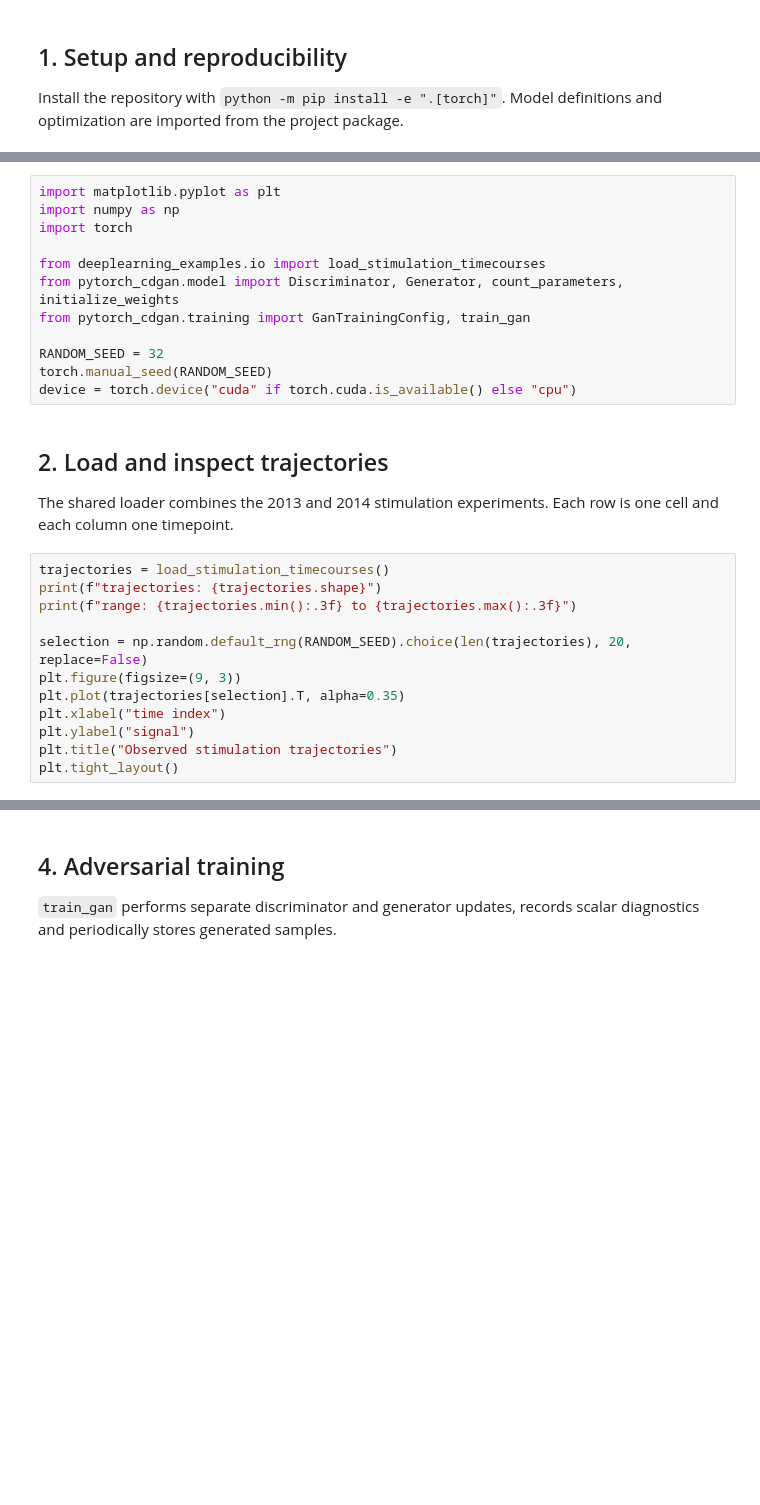
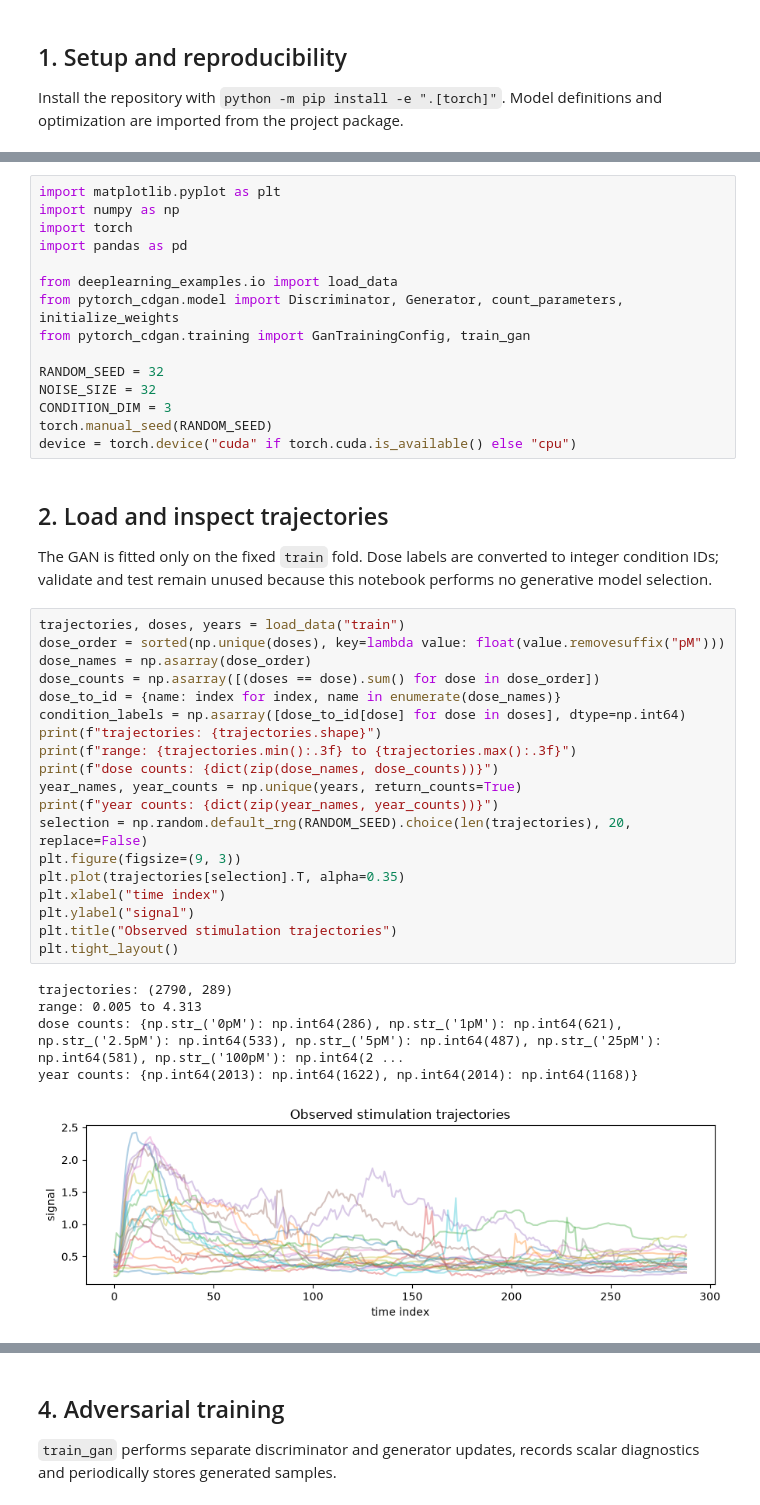
Before and after one commit to lohex/DeeplearningExamples, a Jupyter notebook: projects/pytorch_cdgan/notebooks/cdgan.ipynb, the cells around one changed output, grey strips where cells are left out. Drawn from its saved outputs; the diff is of its cells as text; blank space fills up the shorter version.

```diff
--- a/projects/pytorch_cdgan/notebooks/cdgan.ipynb
+++ b/projects/pytorch_cdgan/notebooks/cdgan.ipynb
@@ -10,28 +21,44 @@ Install the repository with `python -m pip install -e ".[torch]"`. Model definit
 import matplotlib.pyplot as plt
 import numpy as np
 import torch
+import pandas as pd
 
-from deeplearning_examples.io import load_stimulation_timecourses
+from deeplearning_examples.io import load_data
 from pytorch_cdgan.model import Discriminator, Generator, count_parameters, initialize_weights
 from pytorch_cdgan.training import GanTrainingConfig, train_gan
 
 RANDOM_SEED = 32
+NOISE_SIZE = 32
+CONDITION_DIM = 3
 torch.manual_seed(RANDOM_SEED)
 device = torch.device("cuda" if torch.cuda.is_available() else "cpu")
 # %% [markdown]
 ## 2. Load and inspect trajectories
 
-The shared loader combines the 2013 and 2014 stimulation experiments. Each row is one cell and each column one timepoint.
+The GAN is fitted only on the fixed `train` fold. Dose labels are converted to integer condition IDs; validate and test remain unused because this notebook performs no generative model selection.
 # %%
-trajectories = load_stimulation_timecourses()
+trajectories, doses, years = load_data("train")
+dose_order = sorted(np.unique(doses), key=lambda value: float(value.removesuffix("pM")))
+dose_names = np.asarray(dose_order)
+dose_counts = np.asarray([(doses == dose).sum() for dose in dose_order])
+dose_to_id = {name: index for index, name in enumerate(dose_names)}
+condition_labels = np.asarray([dose_to_id[dose] for dose in doses], dtype=np.int64)
 print(f"trajectories: {trajectories.shape}")
 print(f"range: {trajectories.min():.3f} to {trajectories.max():.3f}")
-
+print(f"dose counts: {dict(zip(dose_names, dose_counts))}")
+year_names, year_counts = np.unique(years, return_counts=True)
+print(f"year counts: {dict(zip(year_names, year_counts))}")
 selection = np.random.default_rng(RANDOM_SEED).choice(len(trajectories), 20, replace=False)
 plt.figure(figsize=(9, 3))
 plt.plot(trajectories[selection].T, alpha=0.35)
 plt.xlabel("time index")
 plt.ylabel("signal")
 plt.title("Observed stimulation trajectories")
 plt.tight_layout()
+# %% [output]
+trajectories: (2790, 289)
+range: 0.005 to 4.313
+dose counts: {np.str_('0pM'): np.int64(286), np.str_('1pM'): np.int64(621), np.str_('2.5pM'): np.int64(533), np.str_('5pM'): np.int64(487), np.str_('25pM'): np.int64(581), np.str_('100pM'): np.int64(2 ...
+year counts: {np.int64(2013): np.int64(1622), np.int64(2014): np.int64(1168)}
+[figure, added]
 # %% [markdown]
```
Also changed, not shown: parts of 27 cells of this notebook, 49 other files.
